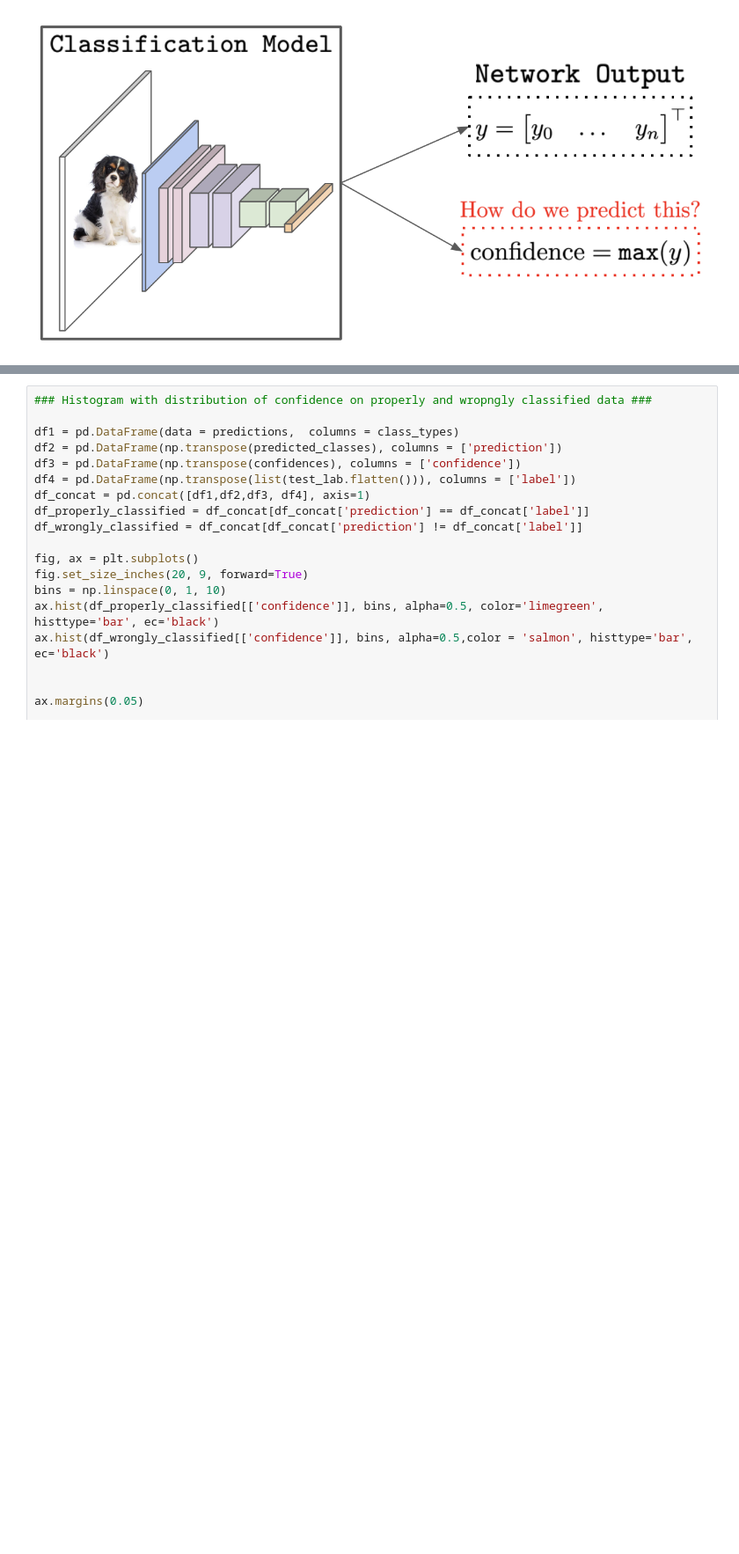
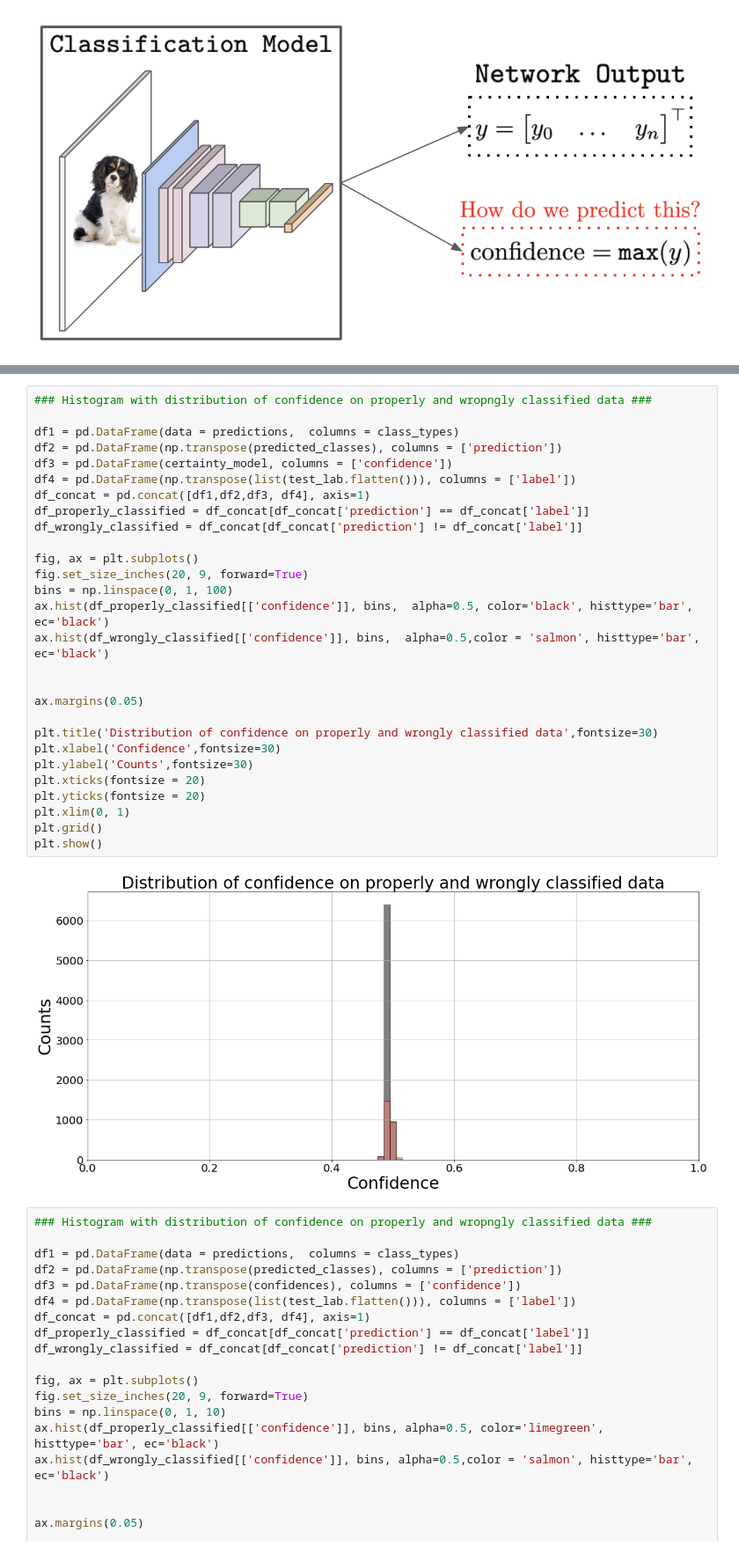
Before and after one commit to lebiecka/ImageClassificator, a Jupyter notebook: resnet50.ipynb, the cells around one changed output, grey strips where cells are left out. Shown at 88% size. Saved outputs shown, nothing was run; the diff lists cells and outputs as text; blank space fills up the shorter version.

Commit message:
added certainty metric

```diff
--- a/resnet50.ipynb
+++ b/resnet50.ipynb
@@ -341,3 +339,33 @@ predicted_classes = p1.class_prediction(predictions)
+# %%
+### Histogram with distribution of confidence on properly and wropngly classified data ###
+
+df1 = pd.DataFrame(data = predictions,  columns = class_types)
+df2 = pd.DataFrame(np.transpose(predicted_classes), columns = ['prediction'])
+df3 = pd.DataFrame(certainty_model, columns = ['confidence'])
+df4 = pd.DataFrame(np.transpose(list(test_lab.flatten())), columns = ['label'])
+df_concat = pd.concat([df1,df2,df3, df4], axis=1)
+df_properly_classified = df_concat[df_concat['prediction'] == df_concat['label']]
+df_wrongly_classified = df_concat[df_concat['prediction'] != df_concat['label']]
+
+fig, ax = plt.subplots()
+fig.set_size_inches(20, 9, forward=True)
+bins = np.linspace(0, 1, 100)
+ax.hist(df_properly_classified[['confidence']], bins,  alpha=0.5, color='black', histtype='bar', ec='black')
+ax.hist(df_wrongly_classified[['confidence']], bins,  alpha=0.5,color = 'salmon', histtype='bar', ec='black')
+
+
+ax.margins(0.05)
+
+plt.title('Distribution of confidence on properly and wrongly classified data',fontsize=30)
+plt.xlabel('Confidence',fontsize=30)
+plt.ylabel('Counts',fontsize=30)
+plt.xticks(fontsize = 20)
+plt.yticks(fontsize = 20)
+plt.xlim(0, 1)
+plt.grid()
+plt.show()
+# %% [output]
+[figure, added]
 # %%
 ### Histogram with distribution of confidence on properly and wropngly classified data ###
 
```
Also changed, not shown: parts of 9 cells of this notebook.
